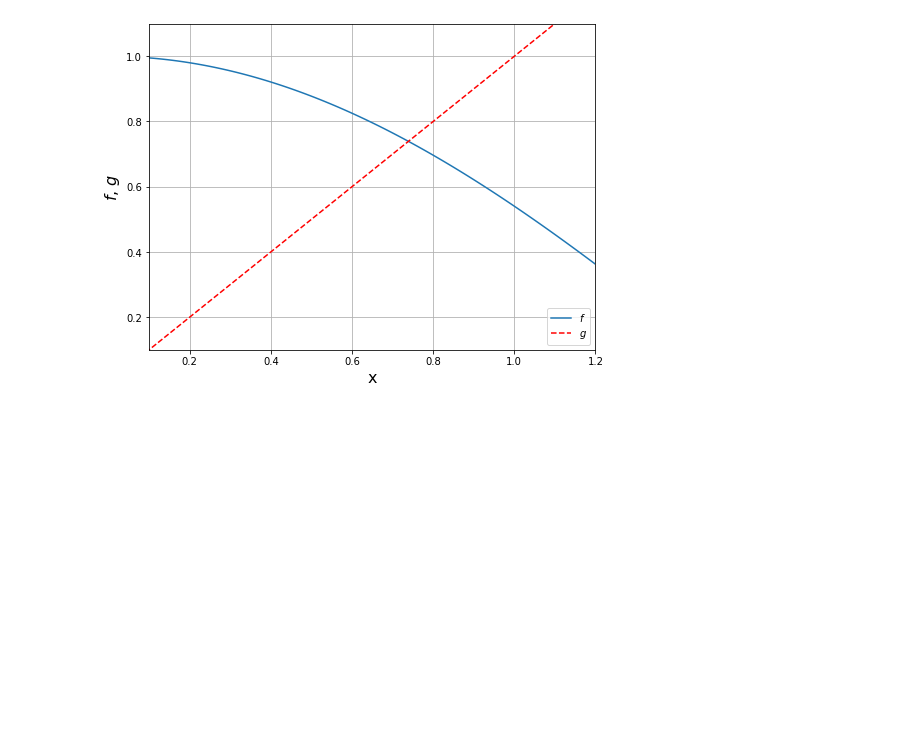
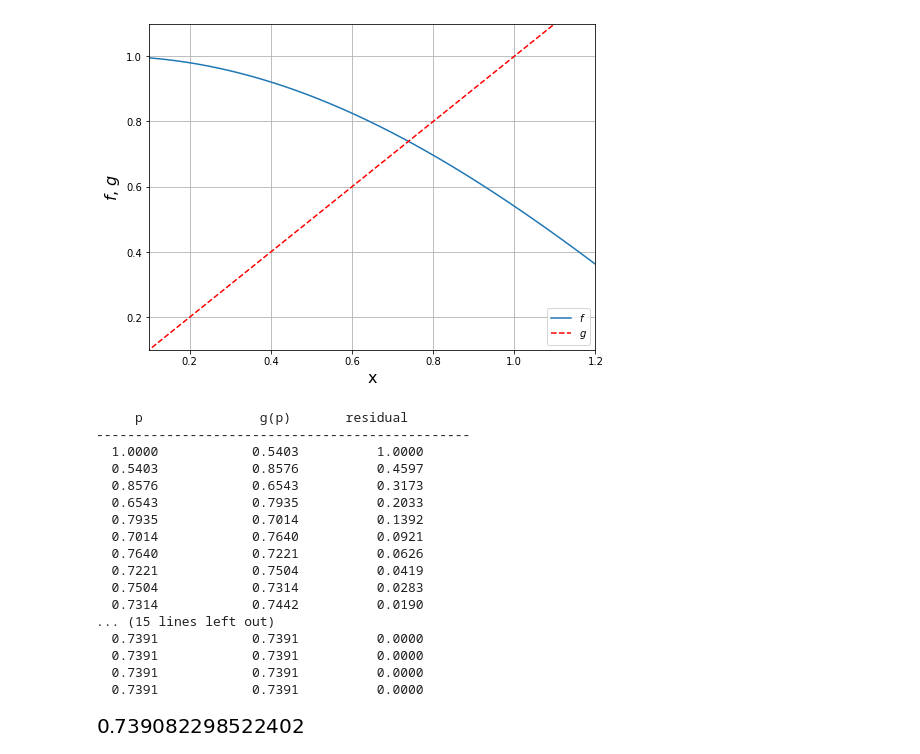
Before and after one commit to liebenlito/Metode-Numerik, a Jupyter notebook: Mencari Akar Persamaan.ipynb, the cells around one changed output. Cells and saved outputs as stored; diff of their text form; code cells hidden in the pictures; blank space fills up the shorter version.

```diff
--- a/Mencari Akar Persamaan.ipynb
+++ b/Mencari Akar Persamaan.ipynb
@@ -152,3 +163,15 @@ Jadi iterasi minimum yang dibutuhkan adalah 14 iterasi.
+# %%
+def iterasi_fixed_point(func, p0, N=100, epsilon=1e-5):
+    print('     p\t\t     g(p)      \tresidual')
+    print('------------------------------------------------')
+    g = func
+    for i in range(N):
+        p = g(p0)
+        if (np.abs(p-p0) < epsilon):
+            break
+        print('{:8.4f}\t{:10.4f}\t{:10.4f}\t'.format(p, g(p), np.abs(p-p0)))
+        p0 = p
+    return p
 # %% [markdown]
 ### Contoh 1
 Carilah akar dari $f(x)=x−\cos{⁡(x)}$ dengan akurasi 4-digit
@@ -167,4 +190,26 @@ plt.grid()
 plt.legend(["$f$", "$g$"], loc='best');
 # %% [output]
 [figure]
+# %%
+g = lambda x: np.cos(x)
+iterasi_fixed_point(g, p0=0)
+# %% [output]
+     p               g(p)       residual
+------------------------------------------------
+  1.0000            0.5403          1.0000
+  0.5403            0.8576          0.4597
+  0.8576            0.6543          0.3173
+  0.6543            0.7935          0.2033
+  0.7935            0.7014          0.1392
+  0.7014            0.7640          0.0921
+  0.7640            0.7221          0.0626
+  0.7221            0.7504          0.0419
+  0.7504            0.7314          0.0283
+  0.7314            0.7442          0.0190
+... (15 lines left out)
+  0.7391            0.7391          0.0000
+  0.7391            0.7391          0.0000
+  0.7391            0.7391          0.0000
+  0.7391            0.7391          0.0000
+[figure, added]
 # %% [markdown]
```
Also changed, not shown: parts of 25 cells of this notebook.
